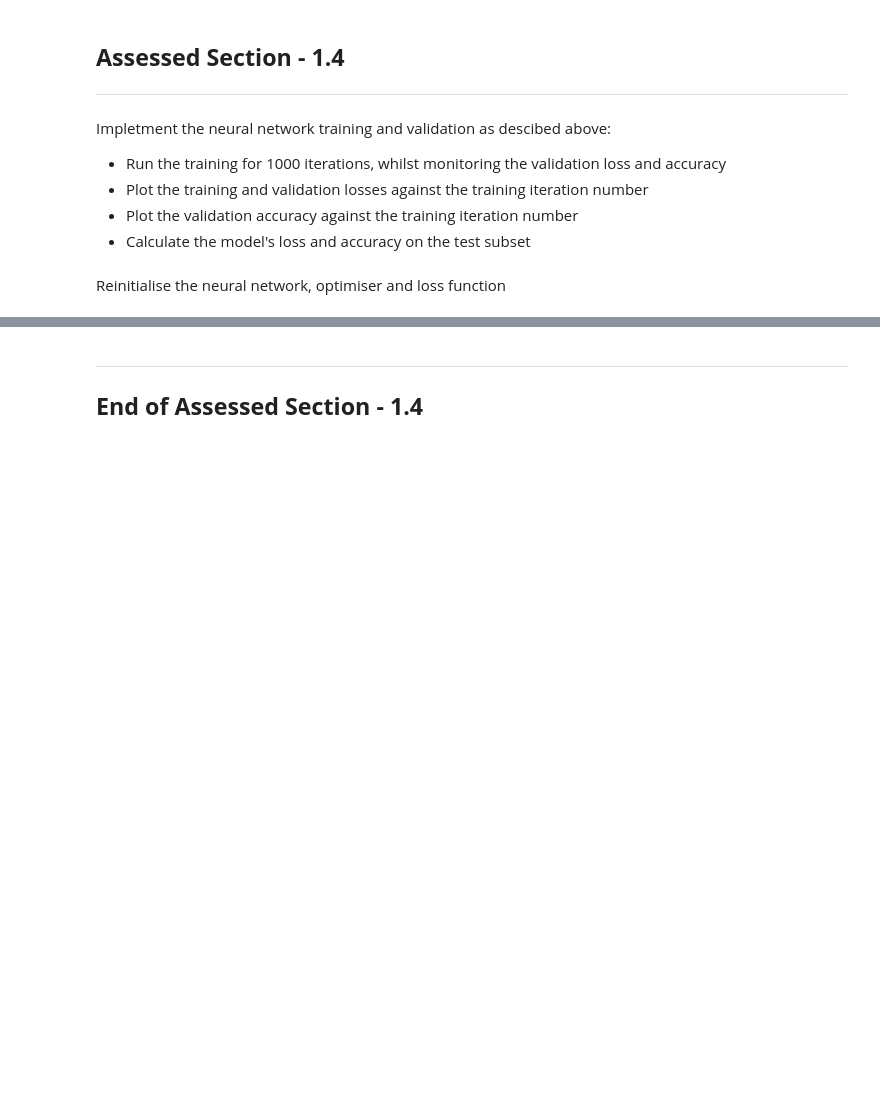
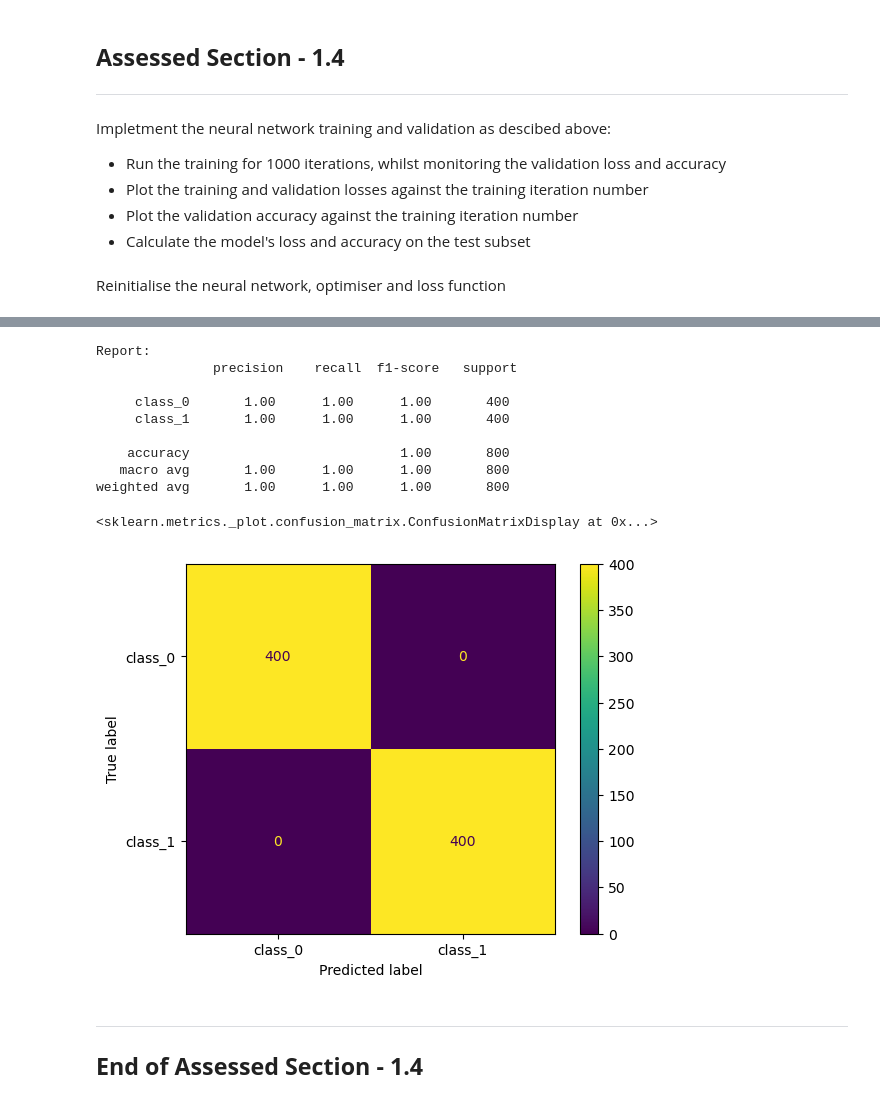
Before and after one commit to liam-holland/audio_machine_learning, a Jupyter notebook: Summative Assignment 1/SummativeAssignment1/Part 1/Part1.ipynb, the cells around one changed output, grey strips where cells are left out. Saved outputs shown, nothing was run; the diff lists cells and outputs as text; code cells hidden in the pictures; blank space fills up the shorter version.

```diff
--- a/Summative Assignment 1/SummativeAssignment1/Part 1/Part1.ipynb
+++ b/Summative Assignment 1/SummativeAssignment1/Part 1/Part1.ipynb
@@ -486,3 +506,41 @@ plt.show()
+# %%
+def predict_labels(dataloader, model):
+    all_preds = []
+    all_true = []
+
+    # Iterate over dataset
+    for X, y in dataloader:
+
+        # Get model predicitions
+        y_hat = model(X)
+        predicted_class = (y_hat>=0.5).float()
+
+        # Save model predicted classes and corresponding labels
+        all_preds.append(predicted_class)
+        all_true.append(y.numpy().astype(int))
+
+    return np.concatenate(all_true), np.concatenate(all_preds)
+
+with torch.inference_mode():
+    y_true, y_pred = predict_labels(test_loader, model)
+
+print("\nReport:\n", classification_report(y_true, y_pred, target_names=["class_0", "class_1"]))
+
+cm = confusion_matrix(y_true, y_pred)
+disp = sklearn.metrics.ConfusionMatrixDisplay(confusion_matrix=cm, display_labels=["class_0","class_1"])
+disp.plot()
+# %% [output]
+Report:
+               precision    recall  f1-score   support
+
+     class_0       1.00      1.00      1.00       400
+     class_1       1.00      1.00      1.00       400
+
+    accuracy                           1.00       800
+   macro avg       1.00      1.00      1.00       800
+weighted avg       1.00      1.00      1.00       800
+<sklearn.metrics._plot.confusion_matrix.ConfusionMatrixDisplay at 0x...>
+[figure, added]
 # %% [markdown]
 ----------
 ## __End of Assessed Section - 1.4__
```
Also changed, not shown: parts of 19 cells of this notebook, 1 other file.
